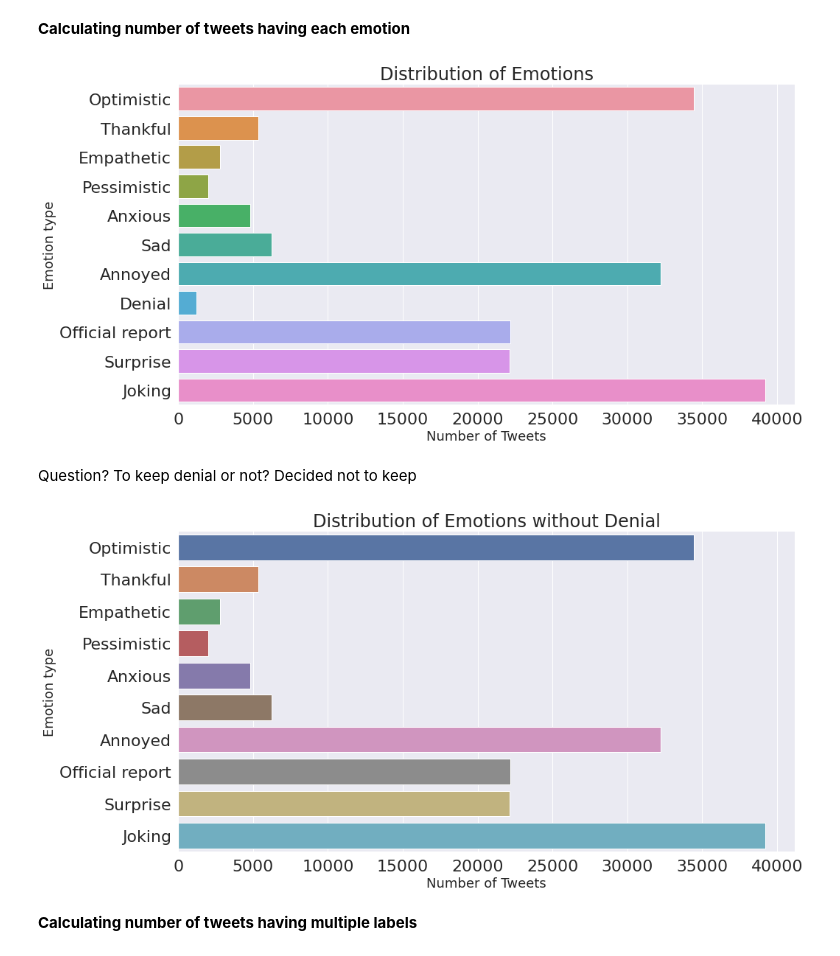
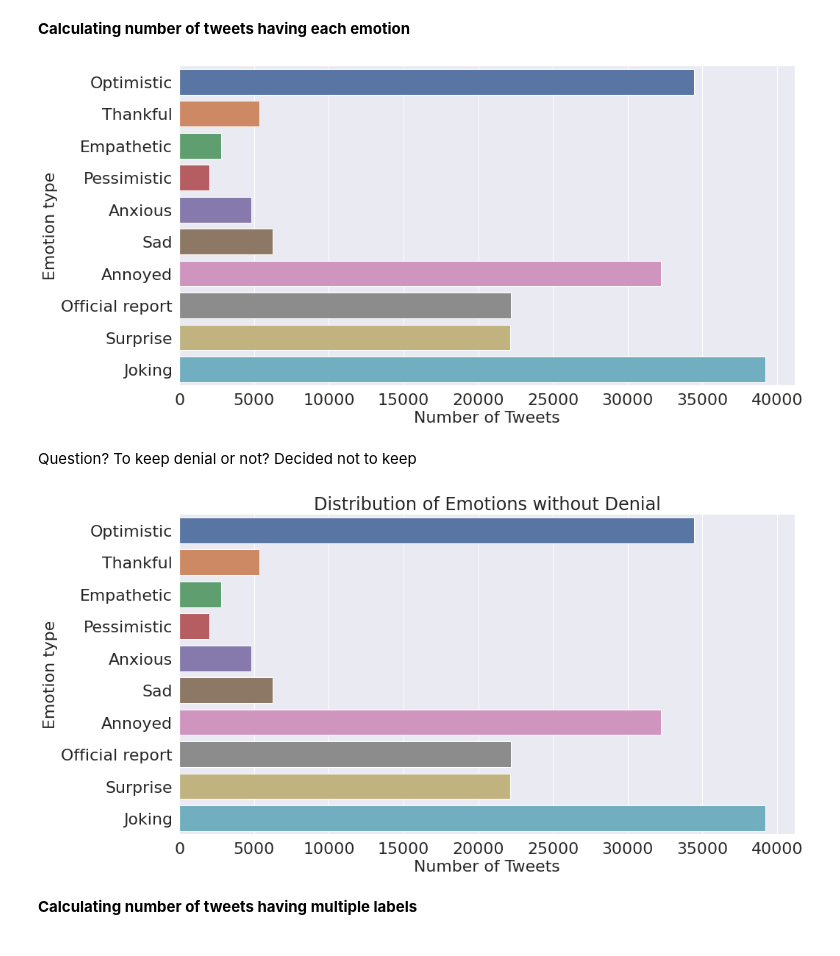
Before and after one commit to sydney-machine-learning/COVID19_sentinentanalysis, a Jupyter notebook: Visualizations on IEEE dataset.ipynb, the cells around one changed output. Cells and saved outputs as stored; diff of their text form; code cells hidden in the pictures.

Commit message:
updated plots

```diff
--- a/Visualizations on IEEE dataset.ipynb
+++ b/Visualizations on IEEE dataset.ipynb
@@ -29,0 +71,7 @@ data
+# %%
+bigrams_series = (pd.Series(nltk.ngrams(words, 2)).value_counts())[:15]
+trigrams_series = (pd.Series(nltk.ngrams(words, 3)).value_counts())[:15]
+
+bigrams_series.sort_values().plot.barh(color = 'green', width = 0.9, figsize = (17, 15))
+plt.xticks(fontsize = 22)
+plt.yticks(fontsize = 22)
@@ -29,0 +129,18 @@ data
+# %%
+trigrams = ['backhand index pointing', 'covid19 positive case', 'face tear joy', 'get well soon', 'new covid19 case', 'face smiling eye', 'new covid19 positive',
+            'last 24 hour', 'index pointing right', 'smiling face smiling', 'light skin tone', 'rolling floor laughing', 'face medical mask', 'fight corona virus', 'stay home stay']
+sns.set(font_scale = 2)
+
+plt.figure(figsize = (15, 8))
+ax = sns.barplot(trigrams_series.values, trigrams, orient = 'h')
+#plt.title("Distribution of Emotions", fontsize = 24)
+#plt.xlabel('Number of Tweets', fontsize = 22)
+#plt.ylabel('Emotion type', fontsize = 22)
+
+#adding the text labels
+rects = ax.patches
+labels = trigrams_series.values
+for rect, label in zip(rects, labels):
+    height = rect.get_height()
+    #ax.text(rect.get_x() + rect.get_width()/2, height + 5, label, ha = 'center', va = 'bottom', fontsize = 18)
+plt.show()
@@ -52,0 +315,5 @@ data.iloc[:, 4:] = data.iloc[:, 4:].astype(int)
+# %%
+fig = plt.figure(figsize = (16, 16))
+sns.set(font_scale = 2)
+sns.heatmap(emote_df, annot = True, cmap = 'coolwarm', xticklabels = emote_df.columns, yticklabels = emote_df.columns,
+            fmt = 'g', annot_kws = {"size" : 16}, cbar = False, cbar_kws = {"shrink": .8})
@@ -55,36 +325,34 @@ data.iloc[:, 4:] = data.iloc[:, 4:].astype(int)
 # %%
 categories = list(data.columns[4:].values)
 sns.set(font_scale = 2)
 
 plt.figure(figsize = (15, 8))
 ax= sns.barplot(data.iloc[:, 4:].sum().values, categories, orient = 'h')
-plt.title("Distribution of Emotions", fontsize = 24)
-plt.xlabel('Number of Tweets', fontsize = 18)
-plt.ylabel('Emotion type', fontsize = 18)
+#plt.title("Distribution of Emotions", fontsize = 24)
+plt.xlabel('Number of Tweets', fontsize = 22)
+plt.ylabel('Emotion type', fontsize = 22)
 
 #adding the text labels
 rects = ax.patches
 labels = data.iloc[:, 4:].sum().values
 for rect, label in zip(rects, labels):
     height = rect.get_height()
     #ax.text(rect.get_x() + rect.get_width()/2, height + 5, label, ha = 'center', va = 'bottom', fontsize = 18)
 plt.show()
 # %% [output]
-[figure, old version]
+[figure, new version]
 # %% [markdown]
 Question? To keep denial or not?
 Decided not to keep
 # %%
-data = data.drop(['Denial'], axis = 1)
-
 categories = list(data.columns[4:].values)
 sns.set(font_scale = 2)
 
 plt.figure(figsize = (15, 8))
 ax= sns.barplot(data.iloc[:, 4:].sum().values, categories, orient = 'h')
 plt.title("Distribution of Emotions without Denial", fontsize = 24)
-plt.xlabel('Number of Tweets', fontsize = 18)
-plt.ylabel('Emotion type', fontsize = 18)
+plt.xlabel('Number of Tweets', fontsize = 22)
+plt.ylabel('Emotion type', fontsize = 22)
 
 #adding the text labels
 rects = ax.patches
@@ -94,7 +362,7 @@ for rect, label in zip(rects, labels):
     #ax.text(rect.get_x() + rect.get_width()/2, height + 5, label, ha = 'center', va = 'bottom', fontsize = 18)
 plt.show()
 # %% [output]
-[figure, old version]
+[figure, new version]
 # %% [markdown]
 **Calculating number of tweets having multiple labels**
 # %%
```
Also changed, not shown: parts of 53 cells of this notebook.
